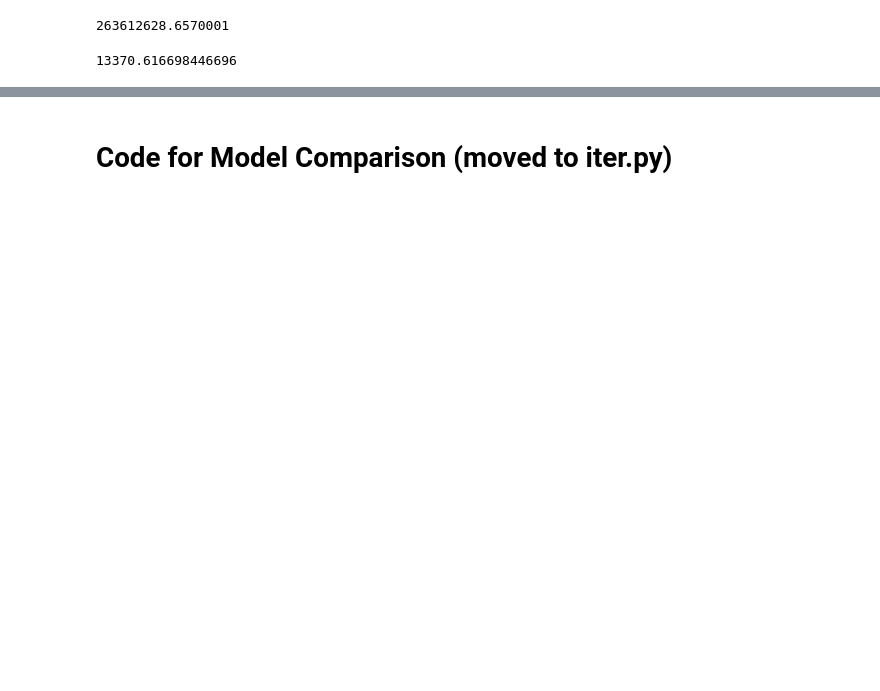
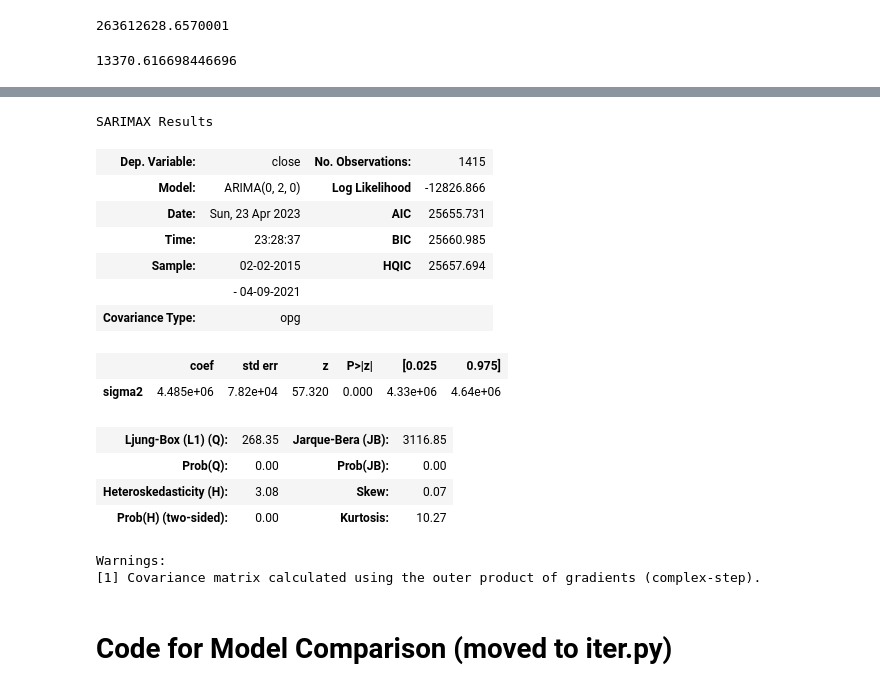
Before and after one commit to rjw8ng/DS5110_FinalProject, a Jupyter notebook: ARIMA/arima_Apr23_pt2.ipynb, the cells around one changed output, grey strips where cells are left out. Saved outputs shown, nothing was run; the diff lists cells and outputs as text; code cells hidden in the pictures; blank space fills up the shorter version.

```diff
--- a/ARIMA/arima_Apr23_pt2.ipynb
+++ b/ARIMA/arima_Apr23_pt2.ipynb
@@ -116,3 +158,22 @@ Warnings:
+# %%
+model_daily.summary()
+# %% [output]
+SARIMAX Results
+| Dep. Variable: | close | No. Observations: | 1415 |
+| Model: | ARIMA(0, 2, 0) | Log Likelihood | -12826.866 |
+| Date: | Sun, 23 Apr 2023 | AIC | 25655.731 |
+| Time: | 23:28:37 | BIC | 25660.985 |
+| Sample: | 02-02-2015 | HQIC | 25657.694 |
+|  | - 04-09-2021 |  |  |
+| Covariance Type: | opg |  |  |
+|  | coef | std err | z | P>|z| | [0.025 | 0.975] |
+| sigma2 | 4.485e+06 | 7.82e+04 | 57.320 | 0.000 | 4.33e+06 | 4.64e+06 |
+| Ljung-Box (L1) (Q): | 268.35 | Jarque-Bera (JB): | 3116.85 |
+| Prob(Q): | 0.00 | Prob(JB): | 0.00 |
+| Heteroskedasticity (H): | 3.08 | Skew: | 0.07 |
+| Prob(H) (two-sided): | 0.00 | Kurtosis: | 10.27 |
+Warnings:
+[1] Covariance matrix calculated using the outer product of gradients (complex-step).
 # %% [markdown]
 # Code for Model Comparison (moved to iter.py)
 # %%
```
Also changed, not shown: parts of 8 cells of this notebook, 4 other files.
